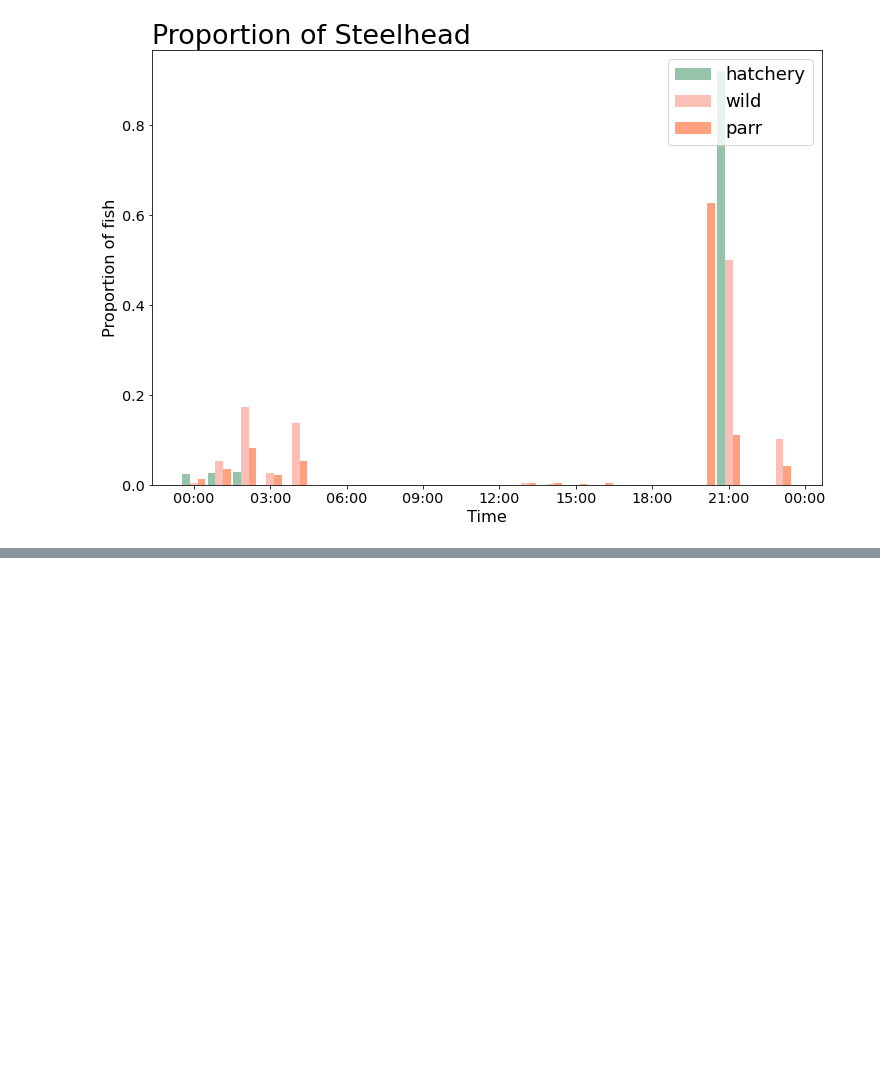
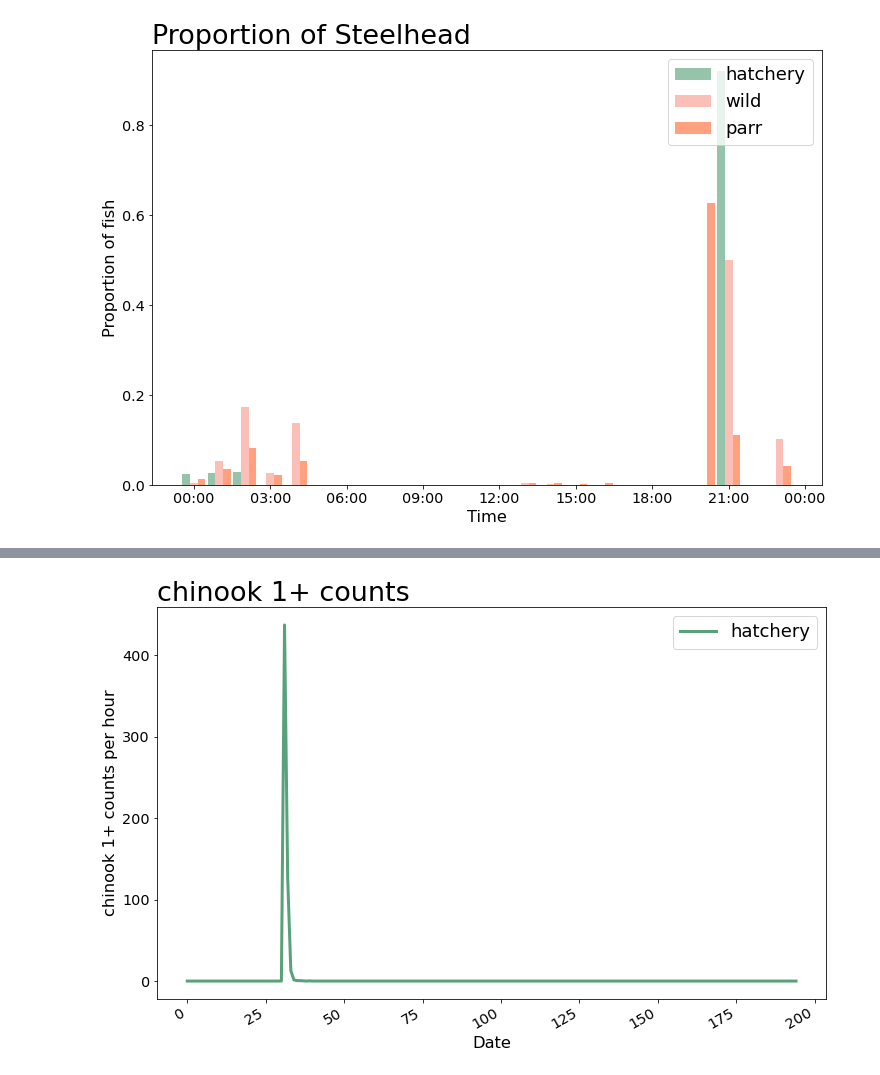
Before and after one commit to maria-kuruvilla/pied_piper, a Jupyter notebook: dungeness_2012.ipynb, the cells around one changed output, grey strips where cells are left out. Cells and saved outputs as stored; diff of their text form; code cells hidden in the pictures; blank space fills up the shorter version.

```diff
--- a/dungeness_2012.ipynb
+++ b/dungeness_2012.ipynb
@@ -621,0 +667,5 @@ groupedby_time_year_subset.to_csv("C:/Users/maria/OneDrive/Documents/data/pied_p
+# %%
+#chinook0
+plot_fish_perhour(df,"chinook","1",["hatchery"])
+# %% [output]
+[figure, added]
```
Also changed, not shown: parts of 7 cells of this notebook, 1 other file.
